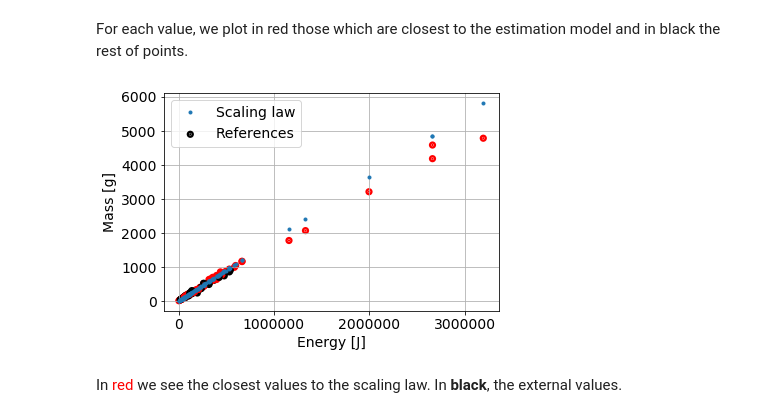
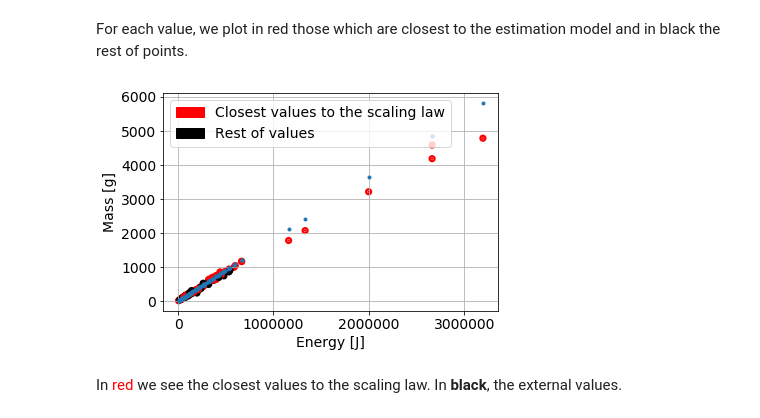
Before and after one commit to YevhenVieskov/multirotor-all, a Jupyter notebook: notebooks/04c_ScalingLawsBatteries.ipynb, the cells around one changed output. Cells and saved outputs as stored; diff of their text form; code cells hidden in the pictures.

```diff
--- a/notebooks/04c_ScalingLawsBatteries.ipynb
+++ b/notebooks/04c_ScalingLawsBatteries.ipynb
@@ -330,35 +346,42 @@ Mbat_ref=329 # [g] mass
 Ebat_ref=4*3.7*3.4*3600 # [J] energy
 
 #Scaling law
 
 df['M_[g]*']=Mbat_ref*(df['Energy_J']/Ebat_ref) # [g] Battery mass
 
 #Select closest values to the scaling law
 for row in range(len(df['Energy_J'])):
     if dominated_below(df.loc[row,'Energy_J'], df.loc[row,'Weight_g'],df['Energy_J'].values,df['Weight_g'].values,df['M_[g]*'].values)>0:
         df.loc[row,'Dominant values']=0
     elif dominated_above(df.loc[row,'Energy_J'], df.loc[row,'Weight_g'],df['Energy_J'].values,df['Weight_g'].values,df['M_[g]*'].values)>0:
         df.loc[row,'Dominant values']=0
     else: df.loc[row,'Dominant values']=1
 
 color_wheel = {0: 'k',
                1: 'r'} #we color in red the non-dominated series
 
 colors = df['Dominant values'].map(lambda x: color_wheel.get(x))
 
 # df[df['Dominant closest values']==0].to_csv(r'./Data/Closest-Values-Batteries.csv',sep=';')#We save the closest values.
 
 plt.scatter(df['Energy_J'], df['Weight_g'], c=colors, s=5, linewidth=5,label='References')
 plt.plot( df['Energy_J'],df['M_[g]*'], '.', label='Scaling law')
 
+#legend
+
+red_patch = mpatches.Patch(color='red', label='Closest values to the scaling law')
+black_patch = mpatches.Patch(color='black', label='Rest of values ')
+
+plt.legend(handles=[red_patch, black_patch], loc='upper left')
+
 
 plt.ylabel('Mass [g]')
 plt.xlabel('Energy [J]')
-plt.legend()
+# plt.legend()
 plt.grid()
 plt.show()
 # %% [output]
-[figure, old version]
+[figure, new version]
 # %% [markdown]
 In <span style="color:red">red</span> we see the closest values to the scaling law. In **black**, the external values.
 # %% [markdown]
```
Also changed, not shown: parts of 6 cells of this notebook, 1 other file.
